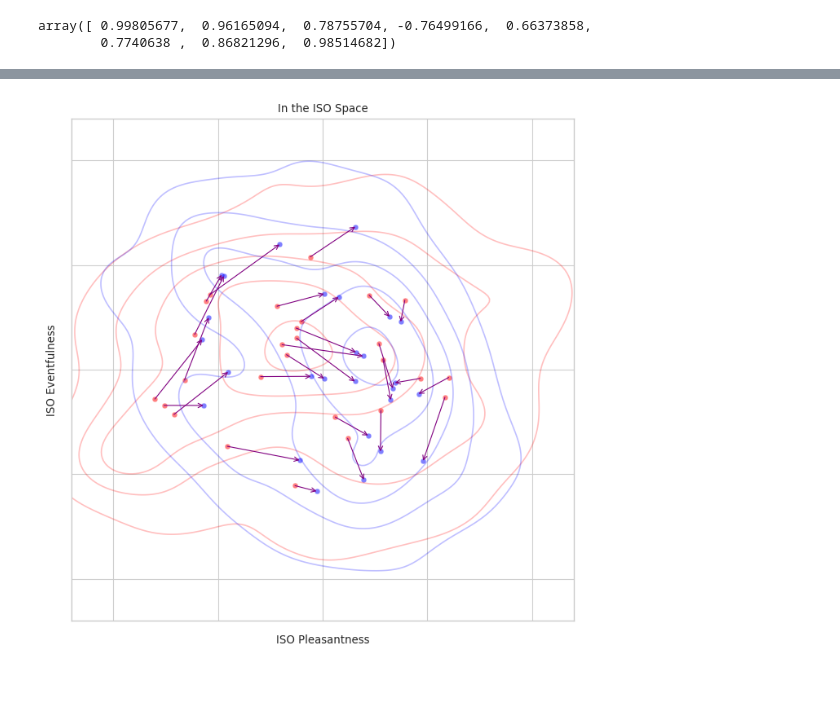
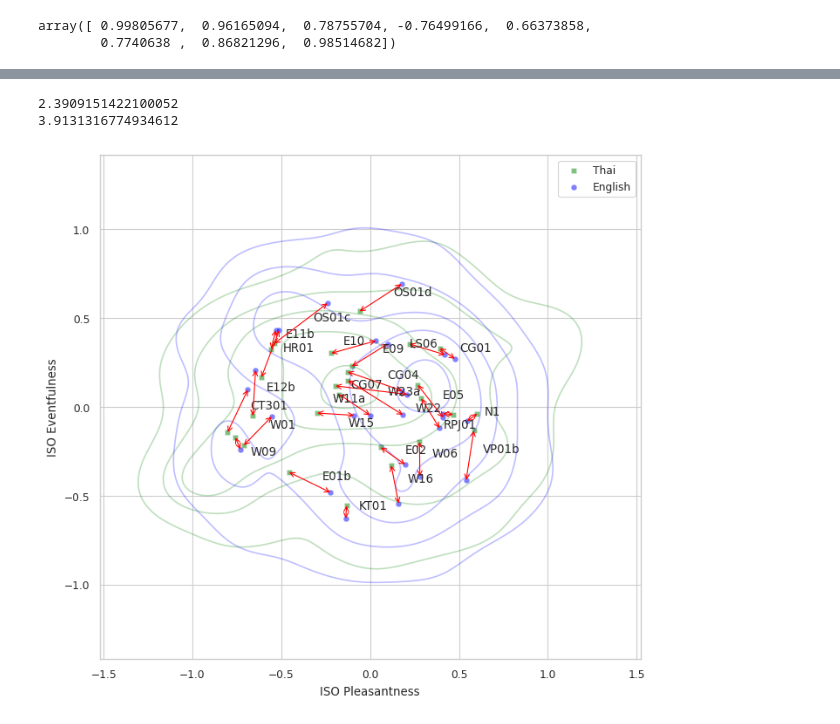
Before and after one commit to ntudsp/satp-tha-stage2, a Jupyter notebook: code/main.ipynb, the cells around one changed output, grey strips where cells are left out. Saved outputs shown, nothing was run; the diff lists cells and outputs as text; code cells hidden in the pictures; blank space fills up the shorter version.

```diff
--- a/code/main.ipynb
+++ b/code/main.ipynb
@@ -560,0 +688,13 @@ dfx2 = dfx.set_index("Recording").sort_index()
+# %%
+df['isoplx'] = df['isopl']
+df['isoevx'] = df['isoev']
+dfx['isoplx'] = dfx['isopl']
+dfx['isoevx'] = dfx['isoev']
+# %%
+dfc['isoplx'] = dfc['isopl']
+dfc['isoevx'] = dfc['isoev']
+dfcx['isoplx'] = dfcx['isopl']
+dfcx['isoevx'] = dfcx['isoev']
+# %%
+tha = dfx[['isopl', 'isoev']]
+eng = dfengx[['isopl', 'isoev']]
@@ -561,36 +735,72 @@ dfx2 = dfx.set_index("Recording").sort_index()
+# %%
+dfx[['isoplx', 'isoevx']] = project(x, tha.values)
+# %%
+print(np.sum(np.square(dfx[['isoplx', 'isoevx']].values - eng.values)))
+print(np.sum(np.square(dfx[['isopl', 'isoev']].values - eng.values)))
+# %% [output]
+2.3909151422100052
+3.9131316774934612
 # %%
 colors = [plt.cm.tab20b(i) for i in range(20)] + [plt.cm.tab20c(i) for i in range(7)]
 cmap = mpl.colors.ListedColormap(colors)
 
 f, ax = plt.subplots(1, 1, figsize=(8,8))
 
-lim = 1.2
+lim = 1
 
 levels = [0.05, 0.25, 0.5, 0.75, 0.95]
 
-sns.kdeplot(df, x='isopl', y='isoev', color="red", levels=levels, alpha=0.25, ax=ax)
-sns.scatterplot(dfx, x='isopl', y='isoev', marker="o", c="red", alpha=0.5, ax=ax)
+x = 'isopl'
+y = 'isoev'
 
-sns.kdeplot(dfeng, x='isopl', y='isoev', color="blue", levels=levels, alpha=0.25, ax=ax)
-sns.scatterplot(dfengx, x='isopl', y='isoev', marker="o", c="blue", alpha=0.5, ax=ax)
+sns.kdeplot(df, x=x, y=y, color="green", levels=levels, alpha=0.25, ax=ax)
+sns.scatterplot(dfx, x=x, y=y, marker="s", c="green", alpha=0.5, ax=ax, label='Thai')
+
+# sns.kdeplot(df, x=x, y=y, color="green", levels=levels, alpha=0.25, ax=ax)
+# sns.scatterplot(dfx, x='isopl', y='isoev', marker="s", c="red", alpha=0.5, ax=ax, label='Old Thai')
+
+sns.kdeplot(dfeng, x=x, y=y, color="blue", levels=levels, alpha=0.25, ax=ax)
+sns.scatterplot(dfengx, x=x, y=y, marker="o", c="blue", alpha=0.5, ax=ax, label='English')
+
+texts = []
 
 for r in dfengx.index:
-    ax.annotate("", xytext=(dfx2.loc[r, "isopl"], dfx2.loc[r, "isoev"]),
-                xy=(dfengx.loc[r, "isopl"], dfengx.loc[r, "isoev"]),
-                arrowprops=dict(arrowstyle="->",
-                                ec="purple",
+    # ax.annotate("", xytext=(dfx.loc[r, 'isopl'], dfx.loc[r, 'isoev']),
+    #             xy=(dfengx.loc[r, x], dfengx.loc[r, y]),
+    #             arrowprops=dict(arrowstyle="->",
+    #                             ec="purple",
+    #                             alpha=1.0, shrinkA=0, shrinkB=0
+    #                            ))
+
+    ax.annotate("", xytext=(dfx.loc[r, x], dfx.loc[r, y]),
+                xy=(dfengx.loc[r, x], dfengx.loc[r, y]),
+                arrowprops=dict(arrowstyle="<->",
+                                ec="red",
                                 alpha=1.0, shrinkA=0, shrinkB=0
                                ))
 
+    # ax.annotate("", xytext=(dfx.loc[r, 'isopl'], dfx.loc[r, 'isoev']),
+    #             xy=(dfx.loc[r, x], dfx.loc[r, y]),
+    #             arrowprops=dict(arrowstyle="->",
+    #                             ec="red",
+    #                             alpha=1.0, shrinkA=0, shrinkB=0
+    #                            ))
+
+    texts.append(
+        ax.text(x=(dfcx.loc[r, x] + dfengx.loc[r, x])/2, y=(dfcx.loc[r, y] + dfengx.loc[r, y])/2, s=r, ha='center', va='bottom')
+    )
+
+adjust_text(texts)
+
 ax.set(
-    title=f'In the ISO Space',
+    # title=f'In the Circumplex Space',
     xlabel="ISO Pleasantness",
     ylabel="ISO Eventfulness",
 )
 
 ax.axis('scaled')
-ax.set(xlim=[-lim, lim], ylim=[-lim, lim], xticklabels=[], yticklabels=[])
+# ax.set(xlim=[-lim, lim], ylim=[-lim, lim])#, xticklabels=[], yticklabels=[])
 
 plt.show()
 # %% [output]
-[figure, old version]
+[figure, new version]
```
Also changed, not shown: parts of 59 cells of this notebook, 34 other files.
